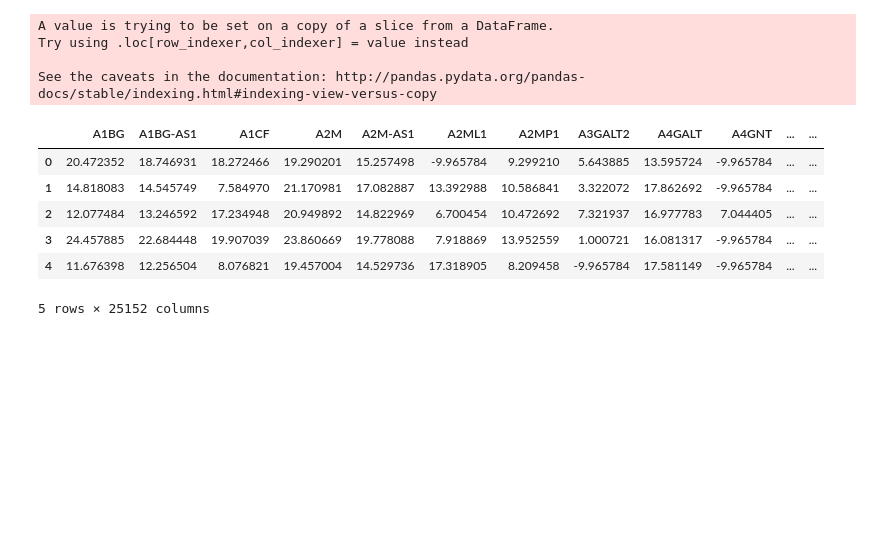
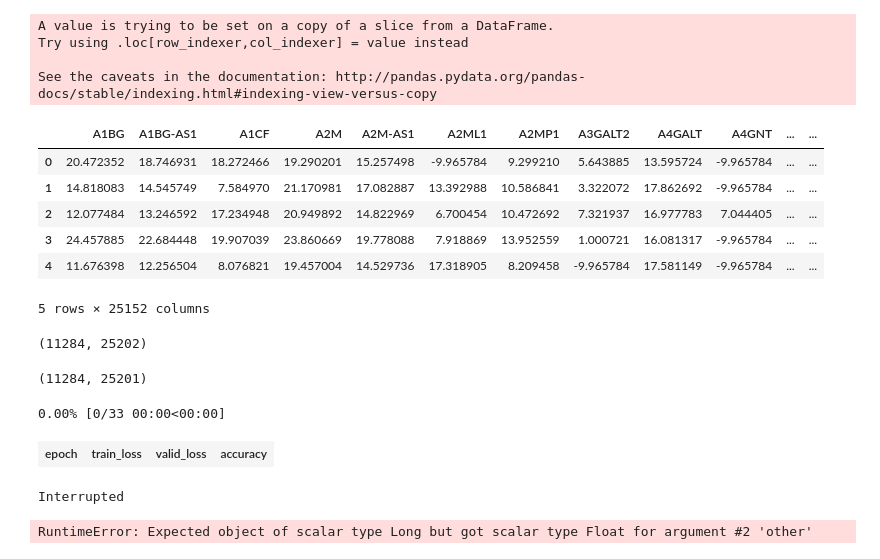
Before and after one commit to auriml/gen, a Jupyter notebook: TumorClassification.ipynb, the cells around one changed output. Cells and saved outputs as stored; diff of their text form; code cells hidden in the pictures; blank space fills up the shorter version.

Commit message:
classifier implemented with fastai

```diff
--- a/TumorClassification.ipynb
+++ b/TumorClassification.ipynb
@@ -186,3 +182,34 @@ df.head()
 | 3 | 24.457885 | 22.684448 | 19.907039 | 23.860669 | 19.778088 | 7.918869 | 13.952559 | 1.000721 | 16.081317 | -9.965784 | ... | ... |
 | 4 | 11.676398 | 12.256504 | 8.076821 | 19.457004 | 14.529736 | 17.318905 | 8.209458 | -9.965784 | 17.581149 | -9.965784 | ... | ... |
 5 rows × 25152 columns
+# %%
+H50_categories = pd.DataFrame(df.H50_onehot.tolist(), columns = H50.loc[:,0].values)
+df_categories = df.join(H50_categories)
+df_categories.H50_onehot
+print(df_categories.shape)
+df_categories = df_categories.drop(columns=['H50_onehot'])
+df_categories.shape
+# %% [output]
+(11284, 25202)
+(11284, 25201)
+# %%
+#Use FastAI
+from fastai import *
+from fastai.tabular import *
+
+procs = [FillMissing, Categorify, Normalize]
+dep_var = 'cancertype'
+cat_names = H50.loc[:,0].values #all other fields not in dep_var or cat_names are handled as continous variables
+valid_idx = range(len(df_categories)-3000, len(df_categories))
+# %%
+data = TabularDataBunch.from_df('./', df_categories, dep_var=dep_var, valid_idx=valid_idx, procs=procs, cat_names=cat_names)
+
+#print(data.train_ds.cont_names)  # `cont_names` defaults to: set(df)-set(cat_names)-{dep_var}
+
+learn = tabular_learner(data, layers=[500,50], metrics=accuracy, ps=[.2,.1])
+learn.fit(33, 1e-2)
+# %% [output]
+0.00% [0/33 00:00<00:00]
+| epoch | train_loss | valid_loss | accuracy |
+Interrupted
+RuntimeError: Expected object of scalar type Long but got scalar type Float for argument #2 'other'
```
Also changed, not shown: parts of 2 cells of this notebook.
